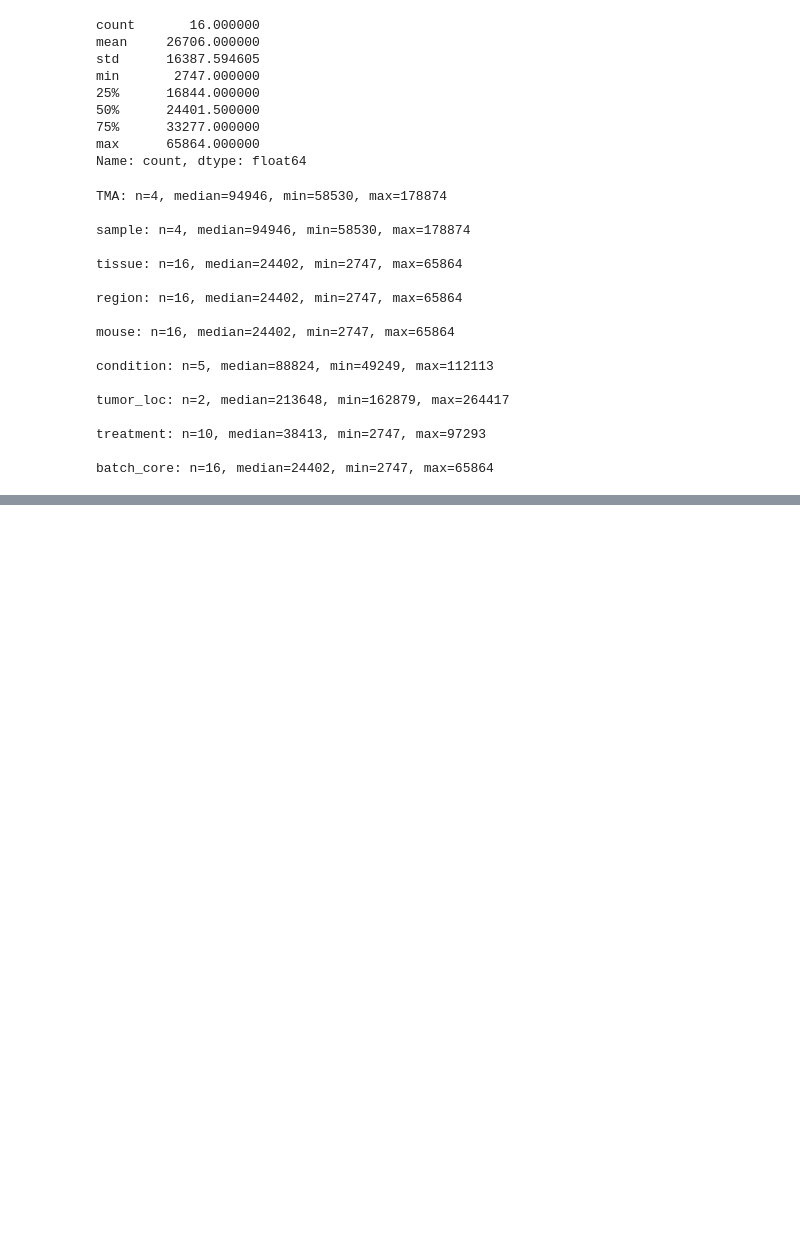
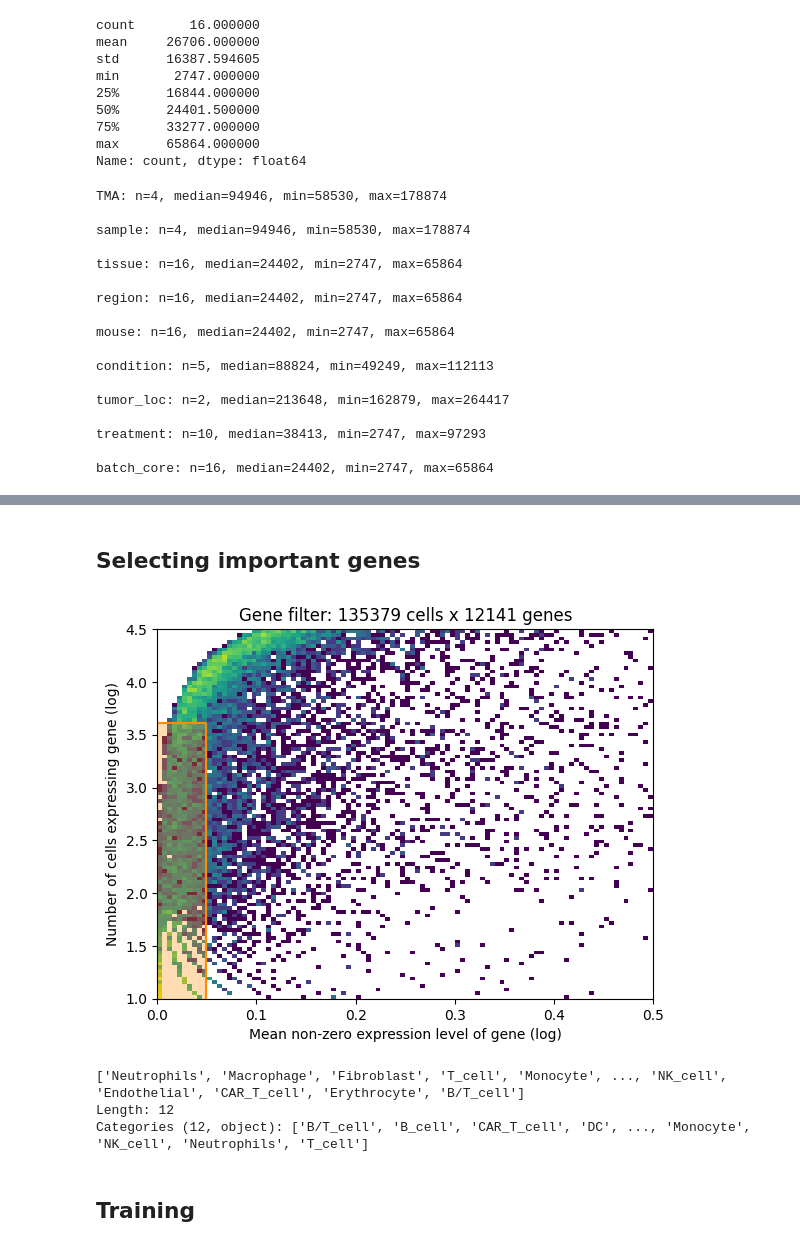
Before and after one commit to Li-Lab-COH/Spatial_CAR_T, a Jupyter notebook: CellTypeAnnotation/Cell2location_testing.ipynb, the cells around one changed output, grey strips where cells are left out. Saved outputs shown, nothing was run; the diff lists cells and outputs as text; code cells hidden in the pictures; blank space fills up the shorter version.

Commit message:
Completed the training!

```diff
--- a/CellTypeAnnotation/Cell2location_testing.ipynb
+++ b/CellTypeAnnotation/Cell2location_testing.ipynb
@@ -169,0 +244,29 @@ batch_core: n=16, median=24402, min=2747, max=65864
+# %%
+adata_vis = sdata_c2l_model.copy()
+adata_ref = adata_ref_c2l_model.copy()
+
+# Quick checks
+print(adata_vis.shape, adata_ref.shape)
+print("vis var_names example:", adata_vis.var_names[:3].tolist())
+print("ref var_names example:", adata_ref.var_names[:3].tolist())
+print("vis SYMBOL example:", adata_vis.var["SYMBOL"].head().tolist() if "SYMBOL" in adata_vis.var else "NO SYMBOL")
+print("ref SYMBOL example:", adata_ref.var["SYMBOL"].head().tolist() if "SYMBOL" in adata_ref.var else "NO SYMBOL")
+
+# Optional but recommended: remove mitochondrial genes for mapping (based on SYMBOL, not var_names)
+if "SYMBOL" not in adata_vis.var.columns:
+    raise ValueError("adata_vis.var['SYMBOL'] not found. Needed to filter mitochondrial genes with Ensembl var_names.")
+
+sym_vis = adata_vis.var["SYMBOL"].astype(str).fillna("")
+mt_mask = sym_vis.str.startswith(("mt-", "MT-")).to_numpy()
+
+# Save which MT genes you're about to remove (must be done BEFORE filtering)
+removed_mt = adata_vis.var.loc[mt_mask, ["SYMBOL"]].copy()
+removed_mt["ensembl"] = adata_vis.var_names[mt_mask].to_numpy()
+
+# QC metric: MT counts per segmented cell
+adata_vis.obs["mt_counts"] = np.asarray(adata_vis[:, mt_mask].X.sum(axis=1)).ravel() if mt_mask.any() else 0
+
+# Now remove MT genes
+adata_vis = adata_vis[:, ~mt_mask].copy()
+print("After MT removal:", adata_vis.shape)
+print("MT genes removed:", int(mt_mask.sum()))
@@ -169,0 +281,7 @@ batch_core: n=16, median=24402, min=2747, max=65864
+# %% [markdown]
+## Selecting important genes
+# %%
+from cell2location.utils.filtering import filter_genes
+selected = filter_genes(adata_ref, cell_count_cutoff=5, cell_percentage_cutoff2=0.03, nonz_mean_cutoff=1.12)
+# %% [output]
+[figure, added]
@@ -169,0 +291,8 @@ batch_core: n=16, median=24402, min=2747, max=65864
+# %%
+adata_ref.obs['sctype_classification'].unique()
+# %% [output]
+['Neutrophils', 'Macrophage', 'Fibroblast', 'T_cell', 'Monocyte', ..., 'NK_cell', 'Endothelial', 'CAR_T_cell', 'Erythrocyte', 'B/T_cell']
+Length: 12
+Categories (12, object): ['B/T_cell', 'B_cell', 'CAR_T_cell', 'DC', ..., 'Monocyte', 'NK_cell', 'Neutrophils', 'T_cell']
+# %% [markdown]
+## Training
```
Also changed, not shown: parts of 39 cells of this notebook, 1 other file.
